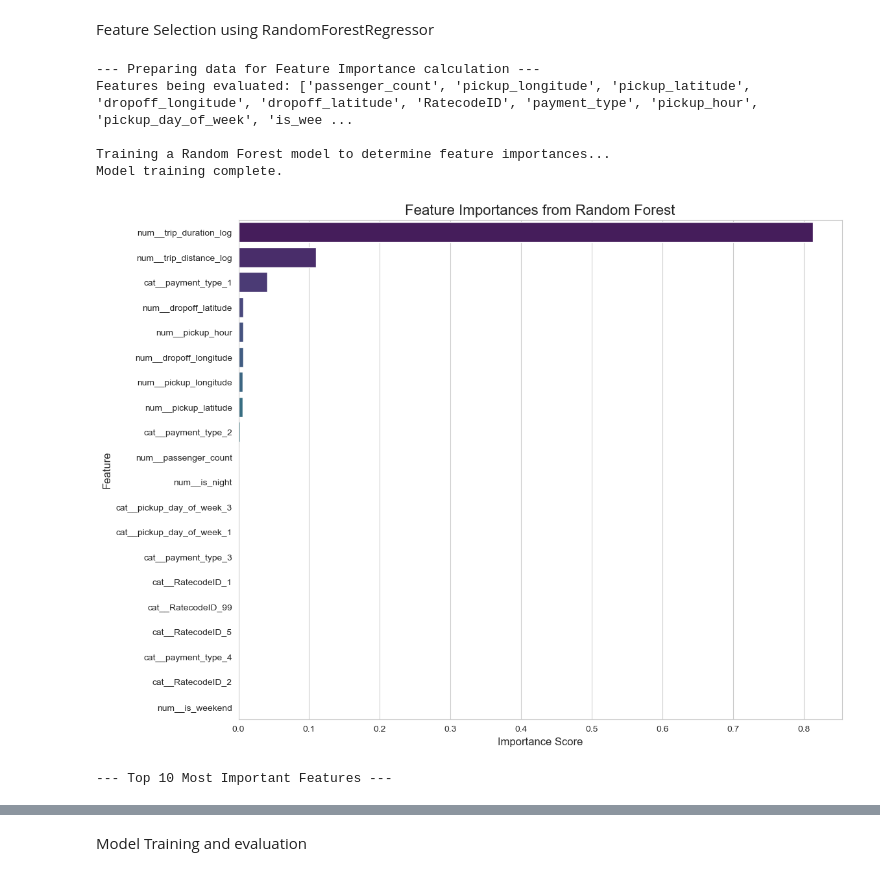
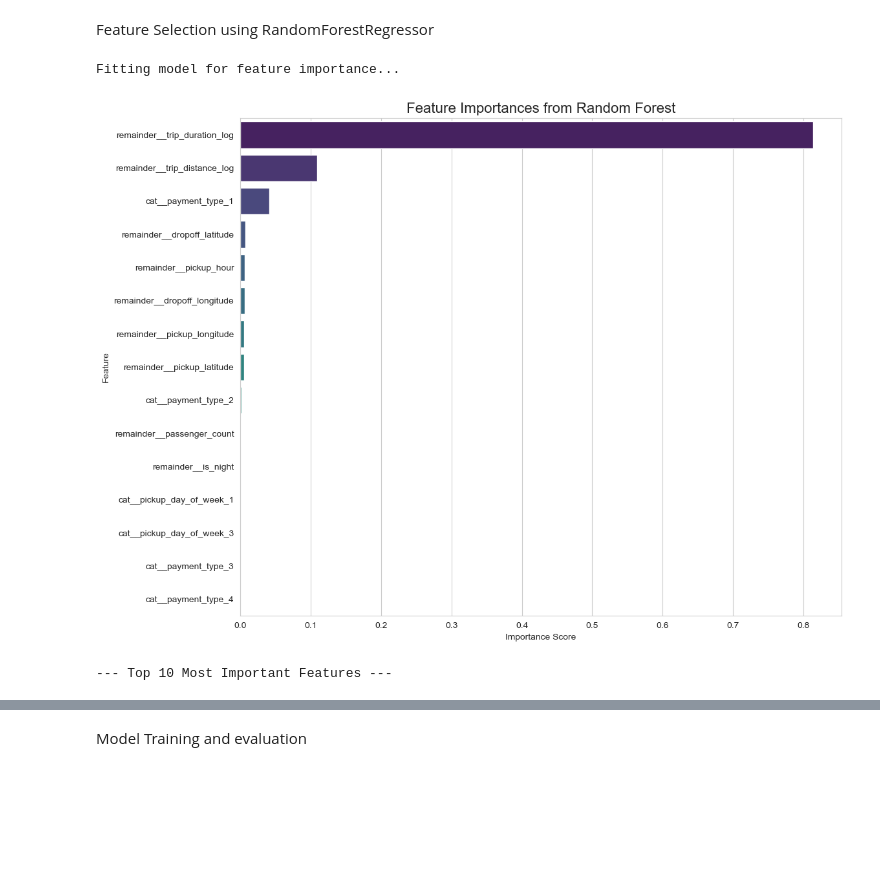
Before and after one commit to Obs25/-TripFare-Predicting-Urban-Taxi-Fare-with-Machine-Learning-, a Jupyter notebook: regression.ipynb, the cells around one changed output, grey strips where cells are left out. Drawn from its saved outputs; the diff is of its cells as text; code cells hidden in the pictures; blank space fills up the shorter version.

```diff
--- a/regression.ipynb
+++ b/regression.ipynb
@@ -439,73 +439,60 @@ final_features = [
     'pickup_latitude',
     'dropoff_longitude',
     'dropoff_latitude',
-    'RatecodeID',
     'payment_type',
     'pickup_hour',
     'pickup_day_of_week',
-    'is_weekend',
     'is_night',
     'trip_distance_log',
     'trip_duration_log'
 ]
 
-
 final_features = [f for f in final_features if f in df.columns]
 
-X_for_fs = df[final_features]
-y_for_fs = df['total_amount']
 
-print("--- Preparing data for Feature Importance calculation ---")
-print("Features being evaluated:", X_for_fs.columns.tolist())
+X = df[final_features]
+y = df['total_amount']
 
-X_train_fs, _, y_train_fs, _ = train_test_split(X_for_fs, y_for_fs, test_size=0.2, random_state=42)
+# Categorical features that need encoding
+categorical_features = ['payment_type', 'pickup_day_of_week']
 
-numerical_features = X_for_fs.select_dtypes(include=np.number).columns.tolist()
-categorical_features = ['RatecodeID', 'payment_type', 'pickup_day_of_week']
-
-for cat in categorical_features:
-    if cat in numerical_features:
-        numerical_features.remove(cat)
-
-preprocessor_fs = ColumnTransformer(
+# ColumnTransformer to One-Hot Encode the categorical features
+preprocessor = ColumnTransformer(
     transformers=[
-        ('num', StandardScaler(), numerical_features),
         ('cat', OneHotEncoder(handle_unknown='ignore'), categorical_features)
     ],
     remainder='passthrough'
 )
 
-feature_importance_pipeline = Pipeline(steps=[
-    ('preprocessor', preprocessor_fs),
+# the pipeline here basically automated the process of encoding the categorical features
+pipeline = Pipeline(steps=[
+    ('preprocessor', preprocessor),
     ('regressor', RandomForestRegressor(n_estimators=100, random_state=42, n_jobs=-1))
 ])
+print("Fitting model for feature importance...")
+pipeline.fit(X, y)
 
+#  feature importances
+importances = pipeline.named_steps['regressor'].feature_importances_
+feature_names = pipeline.named_steps['preprocessor'].get_feature_names_out()
+importance_df = pd.DataFrame({
+    'Feature': feature_names,
+    'Importance': importances
+}).sort_values(by='Importance', ascending=False)
 
-print("\nTraining a Random Forest model to determine feature importances...")
-feature_importance_pipeline.fit(X_train_fs, y_train_fs)
-print("Model training complete.")
-importances = feature_importance_pipeline.named_steps['regressor'].feature_importances_
-feature_names_out = feature_importance_pipeline.named_steps['preprocessor'].get_feature_names_out()
-importance_df = pd.DataFrame({'Feature': feature_names_out, 'Importance': importances})
-importance_df = importance_df.sort_values(by='Importance', ascending=False).reset_index(drop=True)
-
-
+# Ploting the top features
 plt.figure(figsize=(12, 10))
 sns.barplot(x='Importance', y='Feature', data=importance_df, palette='viridis')
 plt.title('Feature Importances from Random Forest', fontsize=16)
-plt.xlabel('Importance Score', fontsize=12)
-plt.ylabel('Feature', fontsize=12)
+plt.xlabel('Importance Score')
+plt.ylabel('Feature')
 plt.show()
 
-
+# top 10 most important features
 print("\n--- Top 10 Most Important Features ---")
 display(importance_df.head(10))
 # %% [output]
---- Preparing data for Feature Importance calculation ---
-Features being evaluated: ['passenger_count', 'pickup_longitude', 'pickup_latitude', 'dropoff_longitude', 'dropoff_latitude', 'RatecodeID', 'payment_type', 'pickup_hour', 'pickup_day_of_week', 'is_wee ...
-
-Training a Random Forest model to determine feature importances...
-Model training complete.
+Fitting model for feature importance...
-[figure, old version]
+[figure, new version]
 --- Top 10 Most Important Features ---
 |  | Feature | Importance |
```
Also changed, not shown: parts of 5 cells of this notebook, 1 other file.
